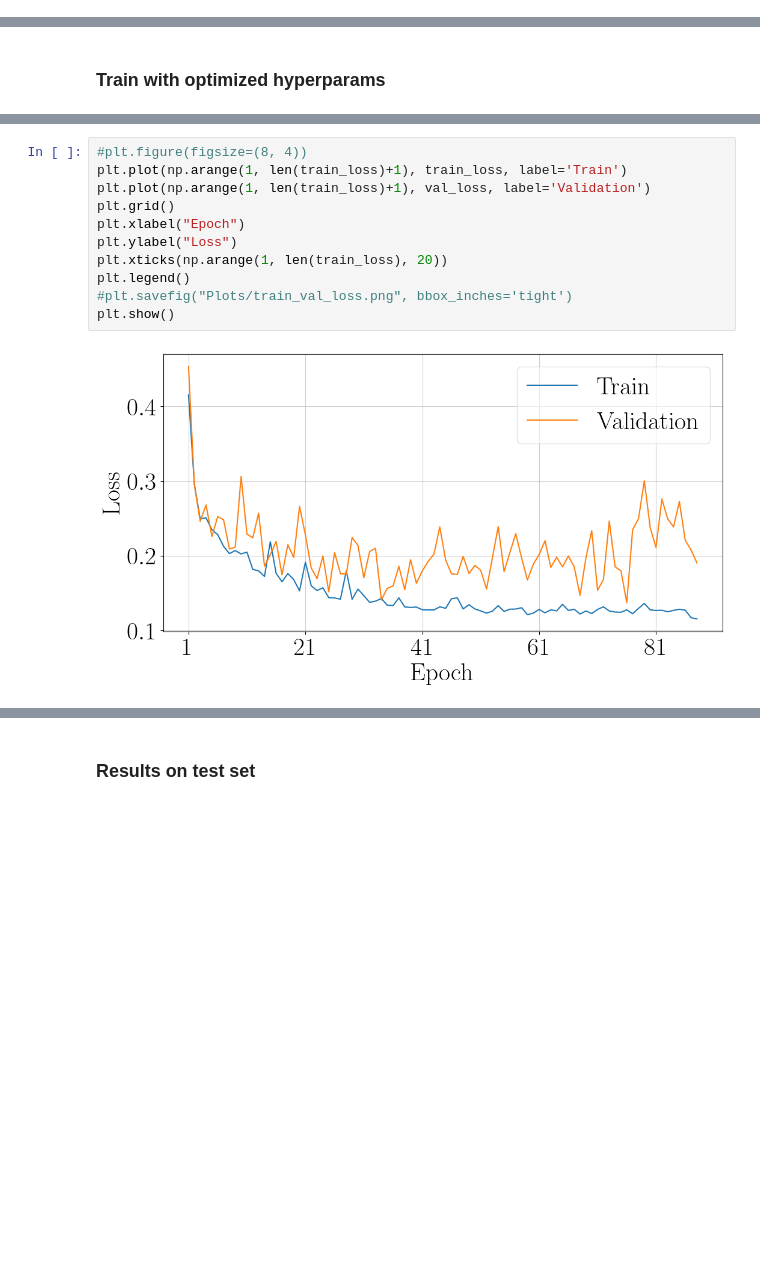
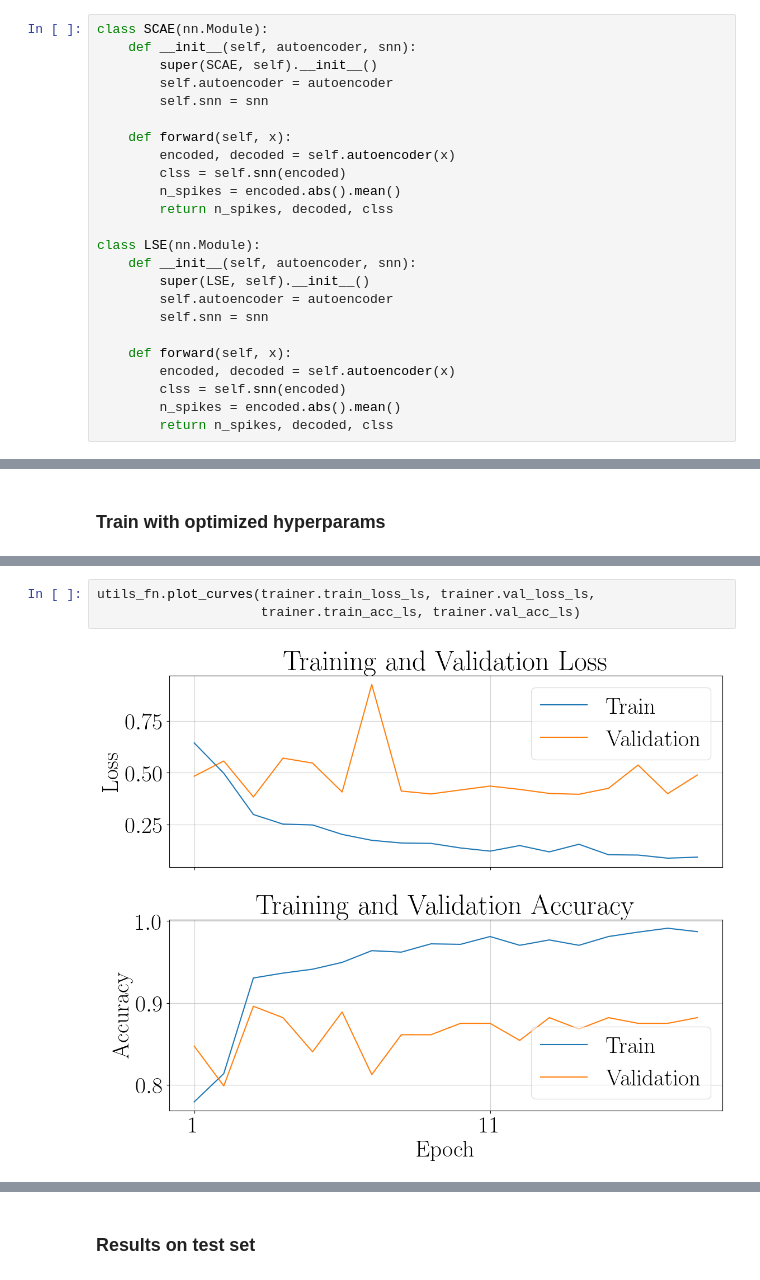
Before and after one commit to ele-ciccia/SCAE-SNN-HAR, a Jupyter notebook: Network_training.ipynb, the cells around one changed output, grey strips where cells are left out. Drawn from its saved outputs; the diff is of its cells as text; blank space fills up the shorter version.

```diff
--- a/Network_training.ipynb
+++ b/Network_training.ipynb
@@ -131,0 +121,24 @@ class LSE(nn.Module):
+# %%
+class SCAE(nn.Module):
+    def __init__(self, autoencoder, snn):
+        super(SCAE, self).__init__()
+        self.autoencoder = autoencoder
+        self.snn = snn
+
+    def forward(self, x):
+        encoded, decoded = self.autoencoder(x)
+        clss = self.snn(encoded)
+        n_spikes = encoded.abs().mean()
+        return n_spikes, decoded, clss
+
+class LSE(nn.Module):
+    def __init__(self, autoencoder, snn):
+        super(LSE, self).__init__()
+        self.autoencoder = autoencoder
+        self.snn = snn
+
+    def forward(self, x):
+        encoded, decoded = self.autoencoder(x)
+        clss = self.snn(encoded)
+        n_spikes = encoded.abs().mean()
+        return n_spikes, decoded, clss
@@ -187,13 +312,5 @@ Early stopping at epoch 87
 # %%
-#plt.figure(figsize=(8, 4))
-plt.plot(np.arange(1, len(train_loss)+1), train_loss, label='Train')
-plt.plot(np.arange(1, len(train_loss)+1), val_loss, label='Validation')
-plt.grid()
-plt.xlabel("Epoch")
-plt.ylabel("Loss")
-plt.xticks(np.arange(1, len(train_loss), 20))
-plt.legend()
-#plt.savefig("Plots/train_val_loss.png", bbox_inches='tight')
-plt.show()
+utils_fn.plot_curves(trainer.train_loss_ls, trainer.val_loss_ls,
+                     trainer.train_acc_ls, trainer.val_acc_ls)
 # %% [output]
-[figure, old version]
+[figure, new version]
```
Also changed, not shown: parts of 48 cells of this notebook, 44 other files.
